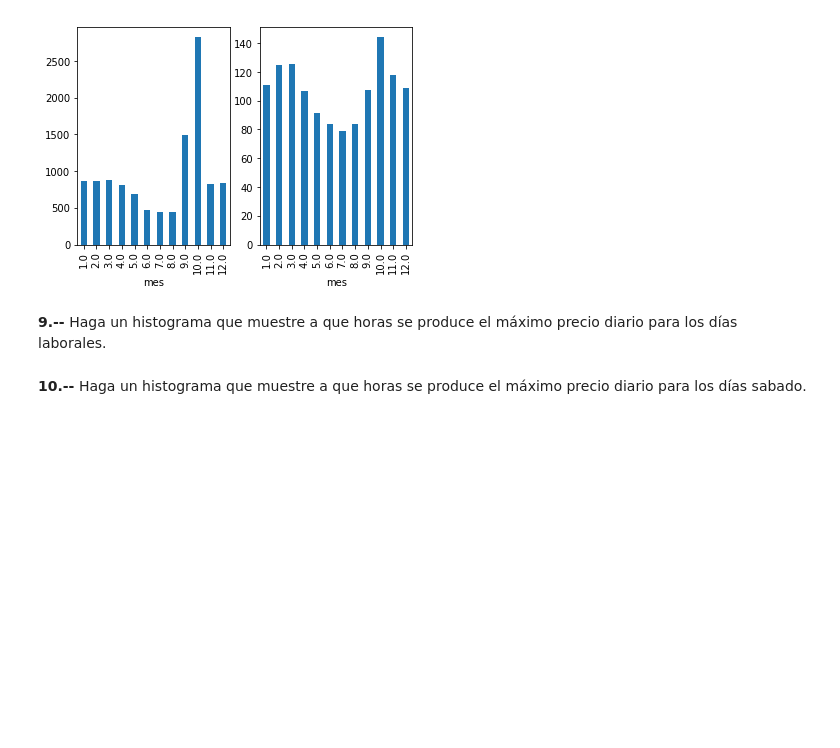
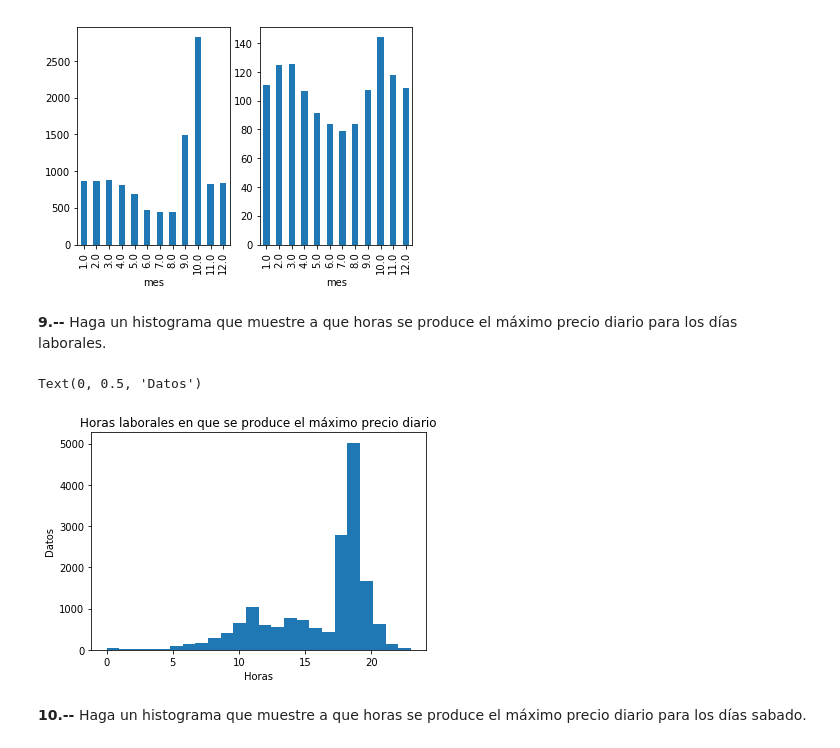
Before and after one commit to cda-2019-01/lab-analisis-exploratorio-de-datos-sagomezza, a Jupyter notebook: LAB-precios-electricidad.ipynb, the cells around one changed output. Cells and saved outputs as stored; diff of their text form; code cells hidden in the pictures; blank space fills up the shorter version.

```diff
--- a/LAB-precios-electricidad.ipynb
+++ b/LAB-precios-electricidad.ipynb
@@ -137,5 +137,22 @@ meanPrices.plot(kind="bar", ax=axes[1])
 [figure]
 # %% [markdown]
 **9.--** Haga un histograma que muestre a que horas se produce el máximo precio diario para los días laborales.
+# %%
+dfDay = noRepeated.copy()
+dfDay['Fecha'] = pd.to_datetime(dfDay['Fecha'])
+dfDay['Dia'] =  dfDay[['Fecha']].apply(lambda x: dt.datetime.strftime(x['Fecha'], '%A'), axis=1)
+laboralDays = ['Monday', 'Tuesday', 'Wednesday', 'Thursday', 'Friday']
+dfLaboralDays = dfDay[(dfDay['Dia'] == 'Monday') | (dfDay['Dia'] == 'Tuesday')| (dfDay['Dia'] == 'Wednesday')| (dfDay['Dia'] == 'Thursday')| (dfDay['Dia'] == 'Friday')]
+dfDate = dfLaboralDays.groupby('Fecha').agg({'Precio': np.max})
+dfDate.reset_index(inplace=True)
+dfMerge = pd.merge(dfLaboralDays, dfDate, on=['Fecha','Precio'], how='inner')
+dfFinal = list(map(int,dfMerge['Hora'].tolist()))
+plt.hist(dfFinal, bins=24)
+plt.title('Horas laborales en que se produce el máximo precio diario')
+plt.xlabel('Horas')
+plt.ylabel('Datos')
+# %% [output]
+Text(0, 0.5, 'Datos')
+[figure, added]
 # %% [markdown]
 **10.--** Haga un histograma que muestre a que horas se produce el máximo precio diario para los días sabado.
```
Also changed, not shown: parts of 2 cells of this notebook.
